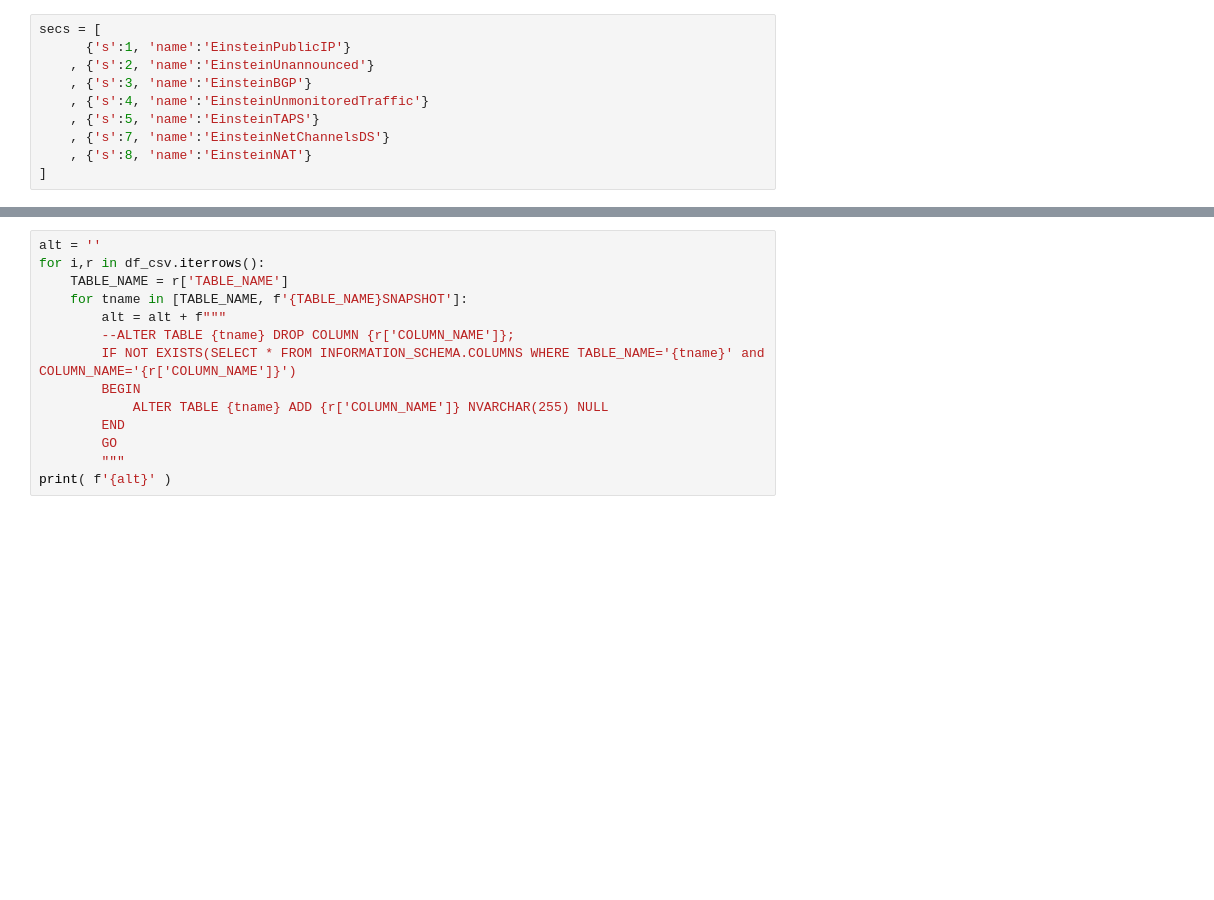
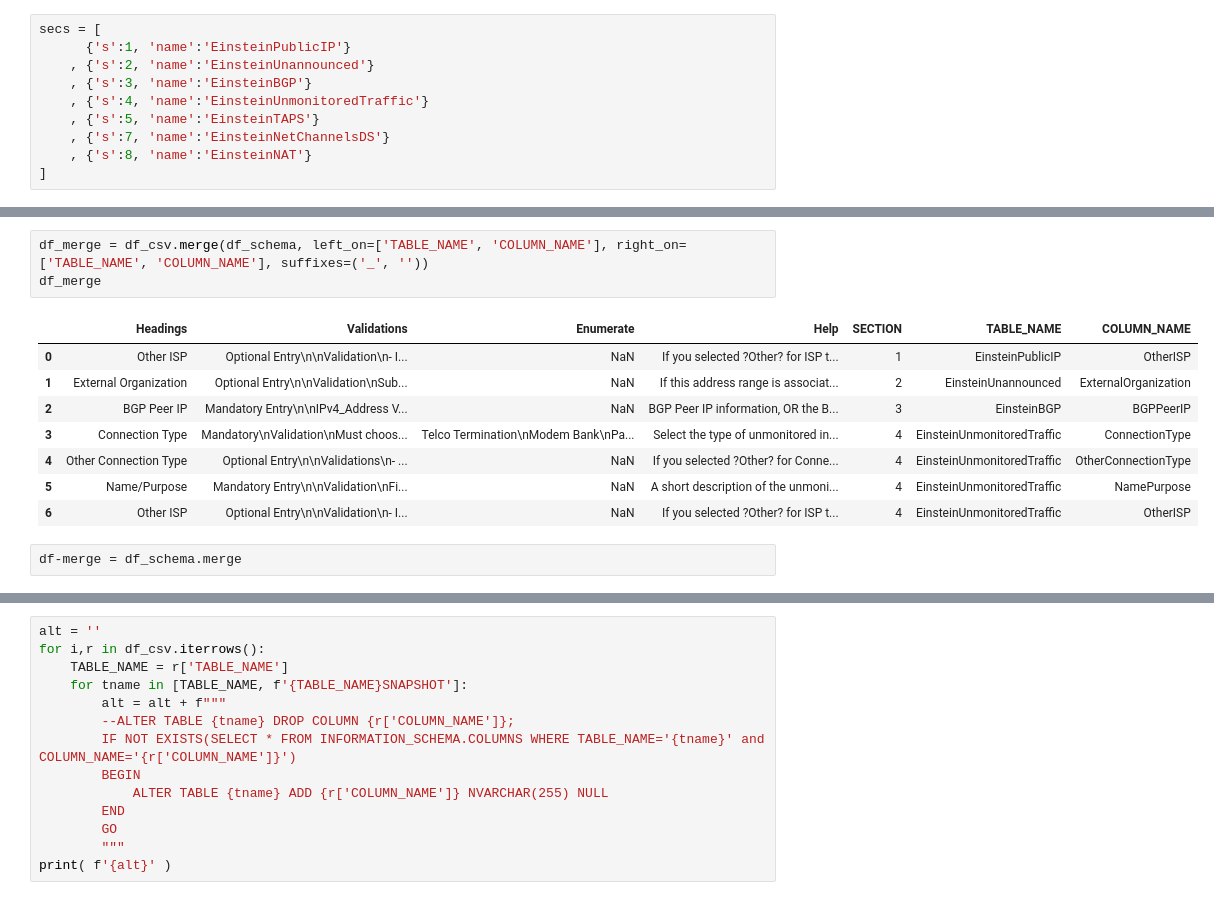
Before and after one commit to tmnkopp/PythonAutomation, a Jupyter notebook: parsers/MetricParse.ipynb, the cells around one changed output, grey strips where cells are left out. Cells and saved outputs as stored; diff of their text form; blank space fills up the shorter version.

```diff
--- a/parsers/MetricParse.ipynb
+++ b/parsers/MetricParse.ipynb
@@ -85,0 +104,14 @@ df_csv
+# %%
+df_merge = df_csv.merge(df_schema, left_on=['TABLE_NAME', 'COLUMN_NAME'], right_on=['TABLE_NAME', 'COLUMN_NAME'], suffixes=('_', ''))
+df_merge
+# %% [output]
+|  | Headings | Validations | Enumerate | Help | SECTION | TABLE_NAME | COLUMN_NAME |
+| 0 | Other ISP | Optional Entry\n\nValidation\n- I... | NaN | If you selected ?Other? for ISP t... | 1 | EinsteinPublicIP | OtherISP |
+| 1 | External Organization | Optional Entry\n\nValidation\nSub... | NaN | If this address range is associat... | 2 | EinsteinUnannounced | ExternalOrganization |
+| 2 | BGP Peer IP | Mandatory Entry\n\nIPv4_Address V... | NaN | BGP Peer IP information, OR the B... | 3 | EinsteinBGP | BGPPeerIP |
+| 3 | Connection Type | Mandatory\nValidation\nMust choos... | Telco Termination\nModem Bank\nPa... | Select the type of unmonitored in... | 4 | EinsteinUnmonitoredTraffic | ConnectionType |
+| 4 | Other Connection Type | Optional Entry\n\nValidations\n- ... | NaN | If you selected ?Other? for Conne... | 4 | EinsteinUnmonitoredTraffic | OtherConnectionType |
+| 5 | Name/Purpose | Mandatory Entry\n\nValidation\nFi... | NaN | A short description of the unmoni... | 4 | EinsteinUnmonitoredTraffic | NamePurpose |
+| 6 | Other ISP | Optional Entry\n\nValidation\n- I... | NaN | If you selected ?Other? for ISP t... | 4 | EinsteinUnmonitoredTraffic | OtherISP |
+# %%
+df-merge = df_schema.merge
```
Also changed, not shown: parts of 7 cells of this notebook.
